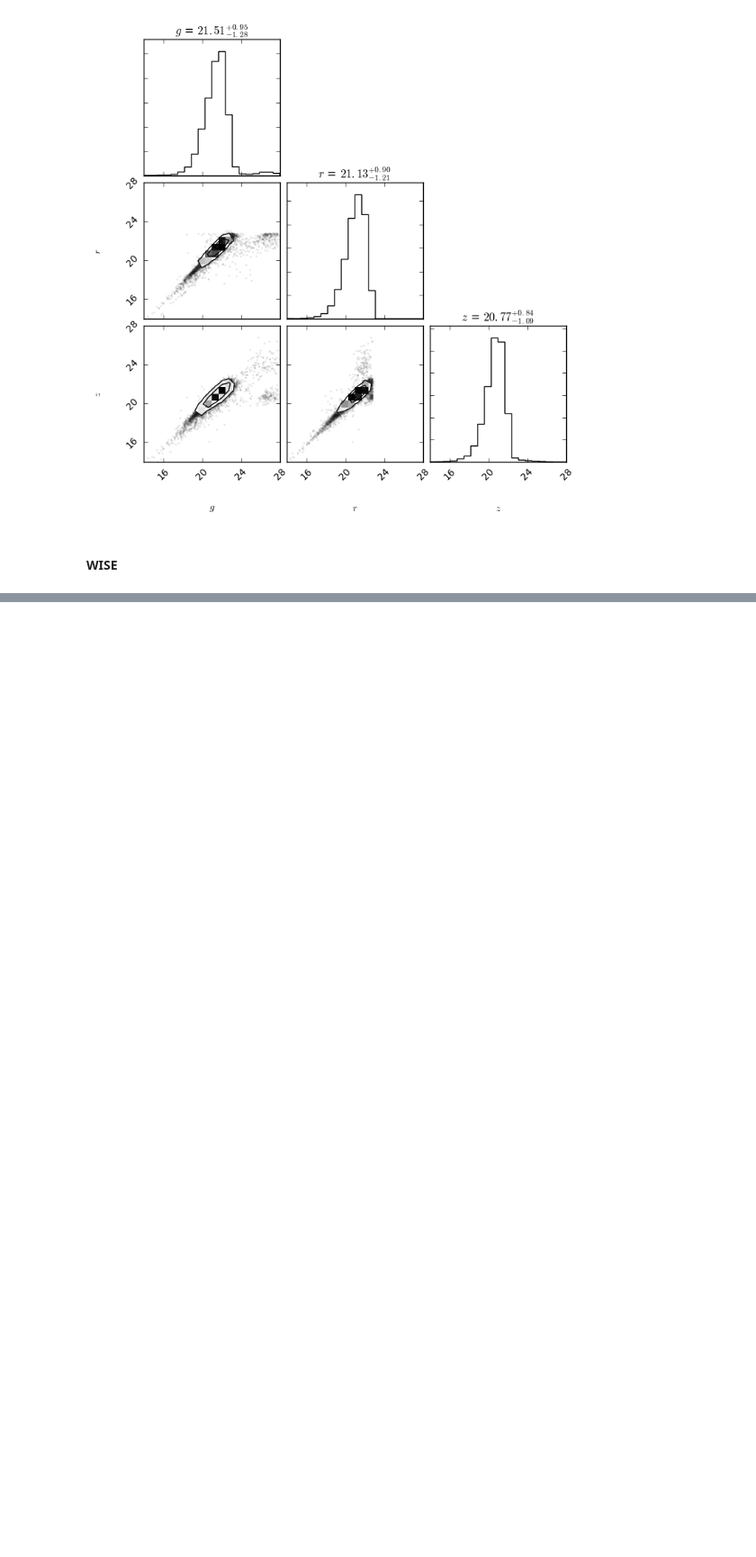
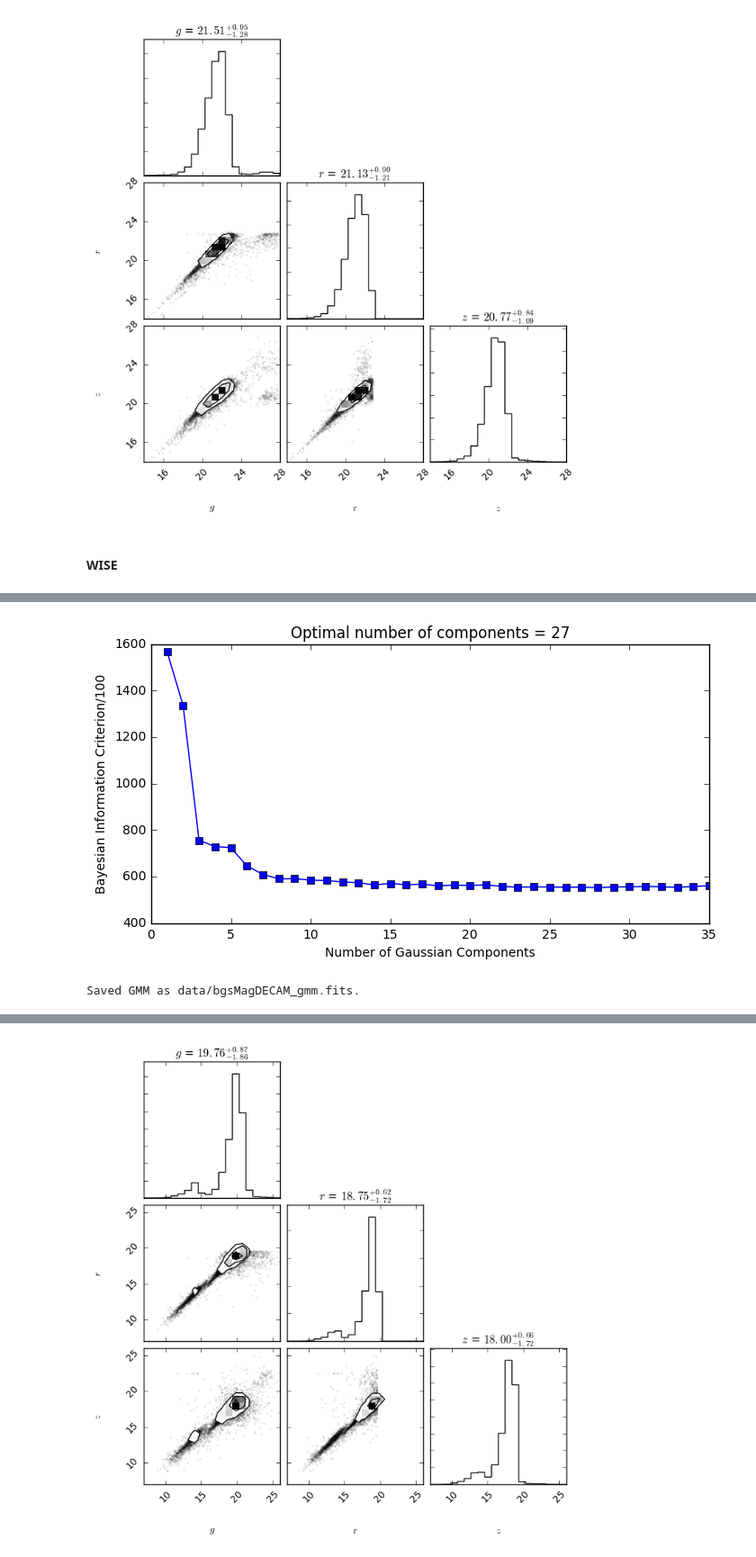
Before and after one commit to belaa/desi-mocks, a Jupyter notebook: dr2_mag_distributions.ipynb, the cells around one changed output, grey strips where cells are left out. Shown at 90% size. Saved outputs shown, nothing was run; the diff lists cells and outputs as text; code cells hidden in the pictures; blank space fills up the shorter version.

```diff
--- a/dr2_mag_distributions.ipynb
+++ b/dr2_mag_distributions.ipynb
@@ -401,0 +392,25 @@ bgsMag_sample = sample_magnitudes('BGS', n_targets=len(bgsMag_data), random_stat
+# %%
+bgsMag_decam = dr2_data(bgs, survey='DECAM')
+#divide by 2 so size of data sets is closer to those of other targets
+limit = np.floor(len(bgsMag_decam)/3.).astype(int)
+bgsMag_decam_data, bgsMag_decam_cross = data_cross_split(bgsMag_decam[:limit])
+
+make_gmm_model(bgsMag_decam_data, components_range, model_filename='data/bgsMagDECAM_gmm.fits',
+               bic_plot=True)
+
+bgsMag_decam_sample = sample_magnitudes('BGS', n_targets=len(bgsMag_decam_data), survey='DECAM', random_state=gen)
+
+axes_range = [(7,26), (7,26), (7,26)]
+
+#Data
+fig1 = cn.corner(bgsMag_decam_data, labels=[r"$g$", r"$r$", r"$z$"], show_titles=True,
+                 title_kwargs={"fontsize": 12}, range=axes_range)
+#Sample
+fig2 = cn.corner(bgsMag_decam_sample,  labels=[r"$g$", r"$r$", r"$z$"], show_titles=True,
+                 title_kwargs={"fontsize": 12}, range=axes_range)
+#Cross-validation
+fig3 = cn.corner(bgsMag_decam_cross,  labels=[r"$g$", r"$r$", r"$z$"], show_titles=True,
+                 title_kwargs={"fontsize": 12}, range=axes_range)
+# %% [output]
+[figure, added]
+Saved GMM as data/bgsMagDECAM_gmm.fits.
@@ -401,0 +420 @@ bgsMag_sample = sample_magnitudes('BGS', n_targets=len(bgsMag_data), random_stat
+[figure, added]
```
Also changed, not shown: parts of 9 cells of this notebook, 3 other files.
